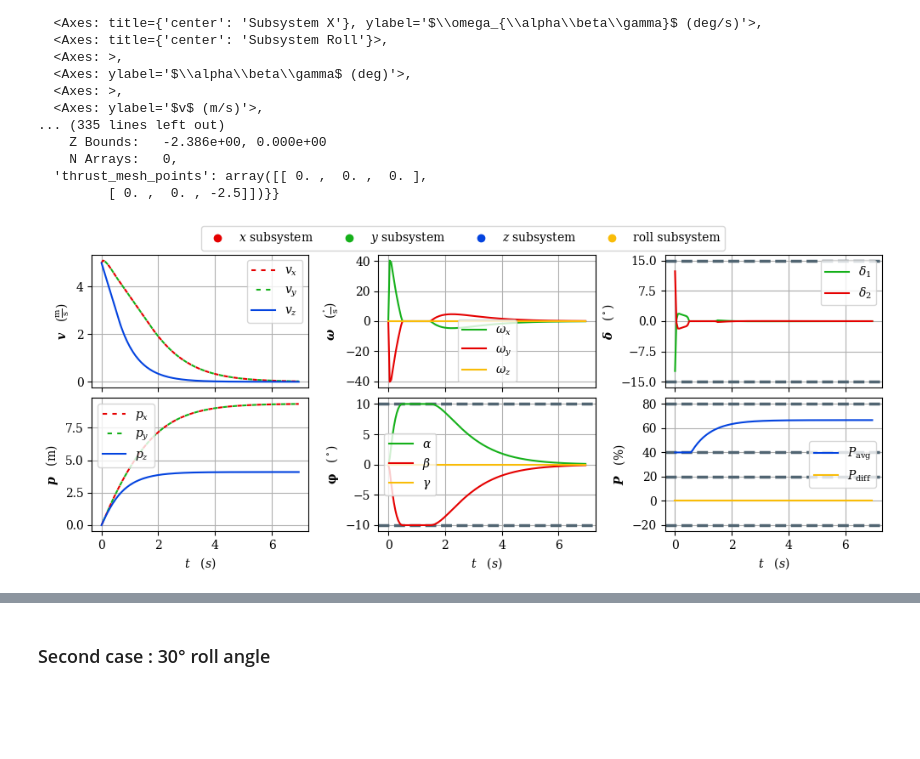
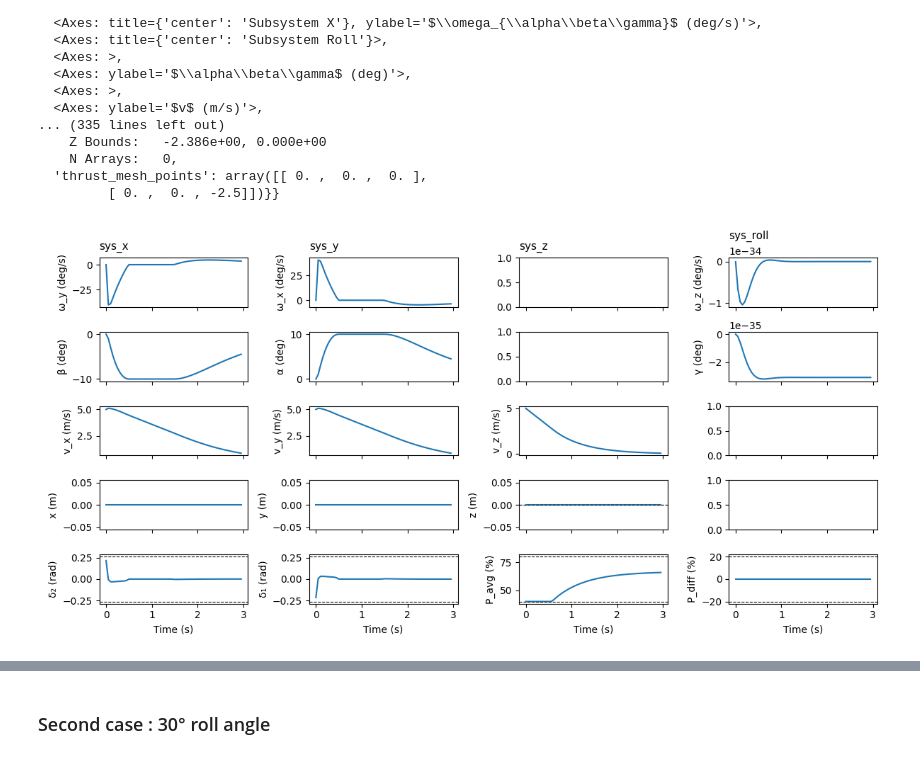
Before and after one commit to killian-baillifard/MPC-Course-EPFL, a Jupyter notebook: project/Deliverable_3_1/Deliverable_3_1.ipynb, the cells around one changed output, grey strips where cells are left out. Saved outputs shown, nothing was run; the diff lists cells and outputs as text; code cells hidden in the pictures; blank space fills up the shorter version.

Commit message:
Created open loop and closed loop pairs of plots for each deliverable

```diff
--- a/project/Deliverable_3_1/Deliverable_3_1.ipynb
+++ b/project/Deliverable_3_1/Deliverable_3_1.ipynb
@@ -97,6 +159,6 @@ AppLayout(children=(HBox(children=(Play(value=0, description='Press play', max=1
   'thrust_mesh_points': array([[ 0. ,  0. ,  0. ],
          [ 0. ,  0. , -2.5]])}}
 # %%
-plot_traj('5 ms in x, y, z to origin', x_cl, u_cl, t_cl)
+plot_static_states_inputs(t_ol[:-1, 0], x_ol[:,:-1, 0], u_ol[:, :, 0])
 # %% [output]
-[figure, old version]
+[figure, new version]
```
Also changed, not shown: parts of 7 cells of this notebook, 26 other files.
